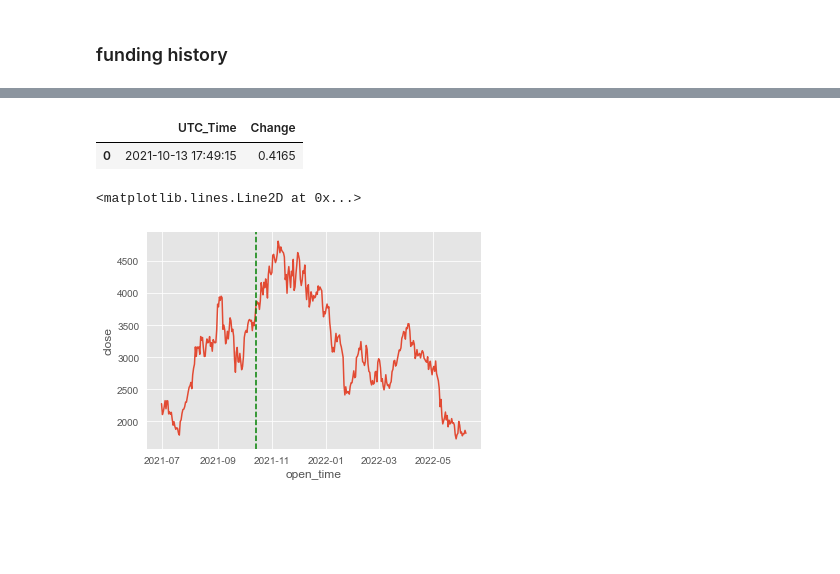
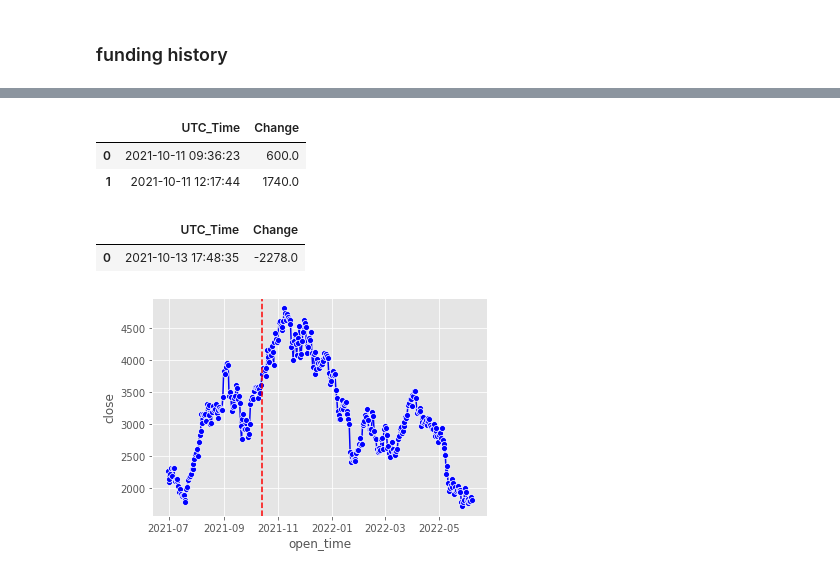
Before and after one commit to ferseguias/binance_dashboard, a Jupyter notebook: notebooks/wallet_spot.ipynb, the cells around one changed output, grey strips where cells are left out. Drawn from its saved outputs; the diff is of its cells as text; code cells hidden in the pictures; blank space fills up the shorter version.

```diff
--- a/notebooks/wallet_spot.ipynb
+++ b/notebooks/wallet_spot.ipynb
@@ -7,8 +7,7 @@ plt.style.use('ggplot')
 # %% [markdown]
 ## import raw data
 # %%
-df = pd.read_excel('../df.xlsx')
-df['UTC_Time'] = pd.to_datetime(df['UTC_Time'])
+df = pd.read_excel('../database/export_binance/df_new.xlsx')
 df
 # %% [output]
 |  | Unnamed: 0 | User_ID | UTC_Time | Account | Operation | Coin | Change | Remark |
@@ -156,13 +140,21 @@ prices
 # %%
-buy = df_spot.loc[df_spot['Operation'] == 'Buy'].loc[df_spot['Coin'] == 'ETH'].groupby('UTC_Time').sum()['Change'].reset_index()
+buy = df_spot.loc[df_spot['Operation'] == 'Buy'].loc[df_spot['Coin'] == 'FTM'].groupby('UTC_Time').sum()['Change'].reset_index()
 buy['UTC_Time'] = pd.to_datetime(buy['UTC_Time'], unit='ms')
 buy
 # %% [output]
 |  | UTC_Time | Change |
-| 0 | 2021-10-13 17:49:15 | 0.4165 |
+| 0 | 2021-10-11 09:36:23 | 600.0 |
+| 1 | 2021-10-11 12:17:44 | 1740.0 |
+# %%
+sell = df_spot.loc[df_spot['Operation'] == 'Sell'].loc[df_spot['Coin'] == 'FTM'].groupby('UTC_Time').sum()['Change'].reset_index()
+sell['UTC_Time'] = pd.to_datetime(sell['UTC_Time'], unit='ms')
+sell
+# %% [output]
+|  | UTC_Time | Change |
+| 0 | 2021-10-13 17:48:35 | -2278.0 |
 # %%
-sns.lineplot(x='open_time', y='close', data=prices)
-plt.axvline(buy['UTC_Time'], color='g', linestyle='--')
+sns.lineplot(x='open_time', y='close', data=prices, color='blue', marker='o')
+#plt.axvline(buy['UTC_Time'], color='g', linestyle='--')
+plt.axvline(sell['UTC_Time'], color='r', linestyle='--');
 # %% [output]
-<matplotlib.lines.Line2D at 0x...>
-[figure, old version]
+[figure, new version]
```
Also changed, not shown: parts of 9 cells of this notebook, 22 other files.
